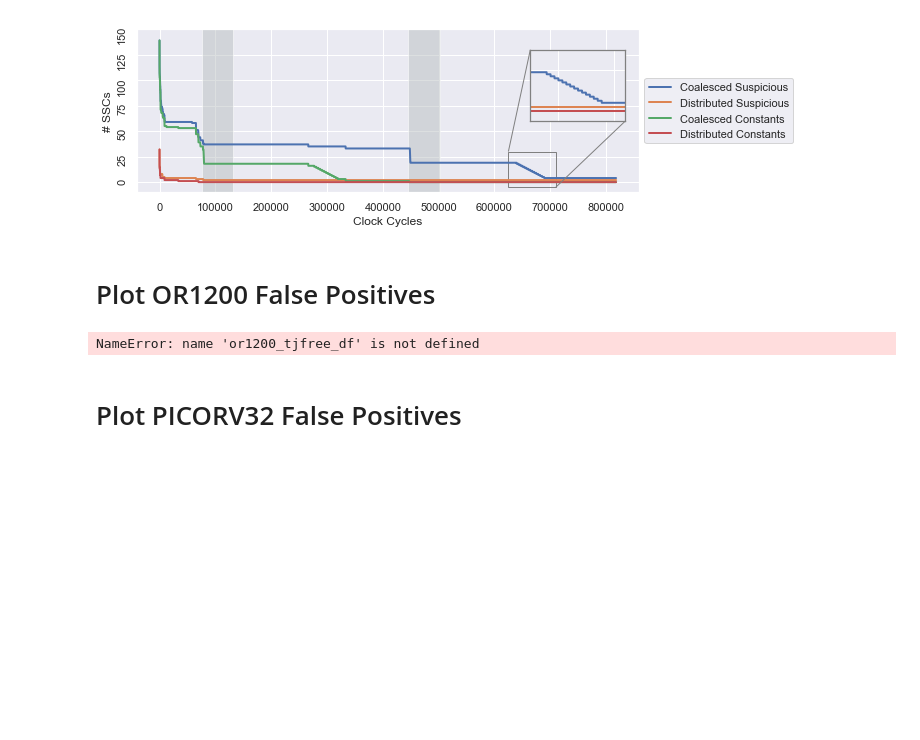
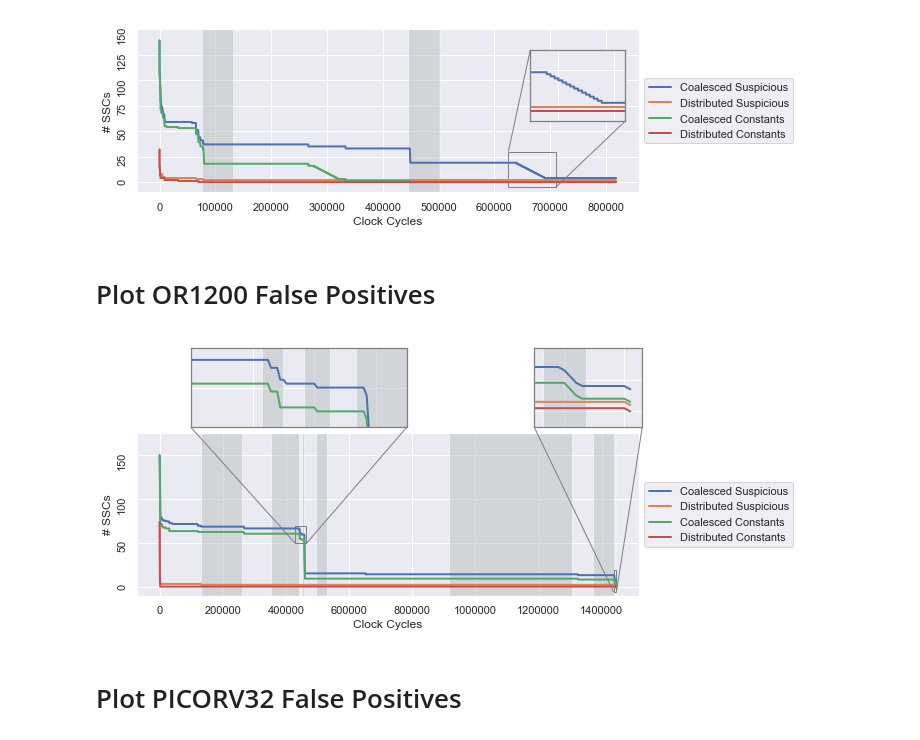
Before and after one commit to timothytrippel/bomberman, a Jupyter notebook: circuits/plots/exp_002_false_positives_multi_plot.ipynb, the cells around one changed output. Saved outputs shown, nothing was run; the diff lists cells and outputs as text; code cells hidden in the pictures; blank space fills up the shorter version.

```diff
--- a/circuits/plots/exp_002_false_positives_multi_plot.ipynb
+++ b/circuits/plots/exp_002_false_positives_multi_plot.ipynb
@@ -182,8 +182,7 @@ or1200_df = load_data_df_wf(or1200_data_dir, or1200_clk_period, 'or1200')
 ax = plot_ttt_timeseries(or1200_clk_period, \
                          or1200_epochs, \
                          or1200_ylim, \
-                         or1200_tjfree_df, \
-                         or1200_mal_df)
+                         or1200_df)
 
 # ============================================================================================================
 # Create Zoom-in Inset 1
@@ -233,34 +232,34 @@ for i in range(0, len(or1200_cycle_epochs[0:-1])):
     next_x_coord = or1200_cycle_epochs[i+1]
 #     plt.axvline(x=(x_coord), color='0.1', linestyle='--', alpha=.5)
     if shade:
         axins2.fill_between([x_coord, next_x_coord], -10, or1200_ylim, facecolor='#bac0c2', alpha=0.5)
     shade = not shade
 
 # Format Inset
 x1, x2, y1, y2 = float(28750000) / float(or1200_clk_period), float(28930000) / float(or1200_clk_period), -5, 20
 axins2.set_xlim(x1, x2)
 axins2.set_ylim(y1, y2)
 axins2.set_frame_on(True)
 axins2.set_xlabel('')
 axins2.set_ylabel('')
 axins2.xaxis.set_ticklabels([])
 axins2.yaxis.set_ticklabels([])
 
 mark_inset(ax, axins2, loc1=3, loc2=4, fc="none", ec="0.5")
 plt.setp(axins2.spines.values(), color='0.5')
 plt.setp([axins2.get_xticklines(), axins2.get_yticklines()], color='0.5')
 
 # ============================================================================================================
 # Create Legend
 legend_labels = ['Coalesced Suspicious','Distributed Suspicious','Coalesced Constants','Distributed Constants']
 ax.legend(legend_labels, loc='center left', bbox_to_anchor=(1, 0.5))
 # ax.legend(legend_labels, loc='upper center', bbox_to_anchor=(0.35, 1))
 
 # Save as PDF
 if OR1200_SAVE_AS_PDF:
     plt.savefig(OR1200_PDF_FILENAME, format='pdf', bbox_inches='tight', transparent=False)
 # %% [output]
-NameError: name 'or1200_tjfree_df' is not defined
+[figure, added]
 # %% [markdown]
 # Plot PICORV32 False Positives
 # %%
```
Also changed, not shown: parts of 2 cells of this notebook, 6 other files.
